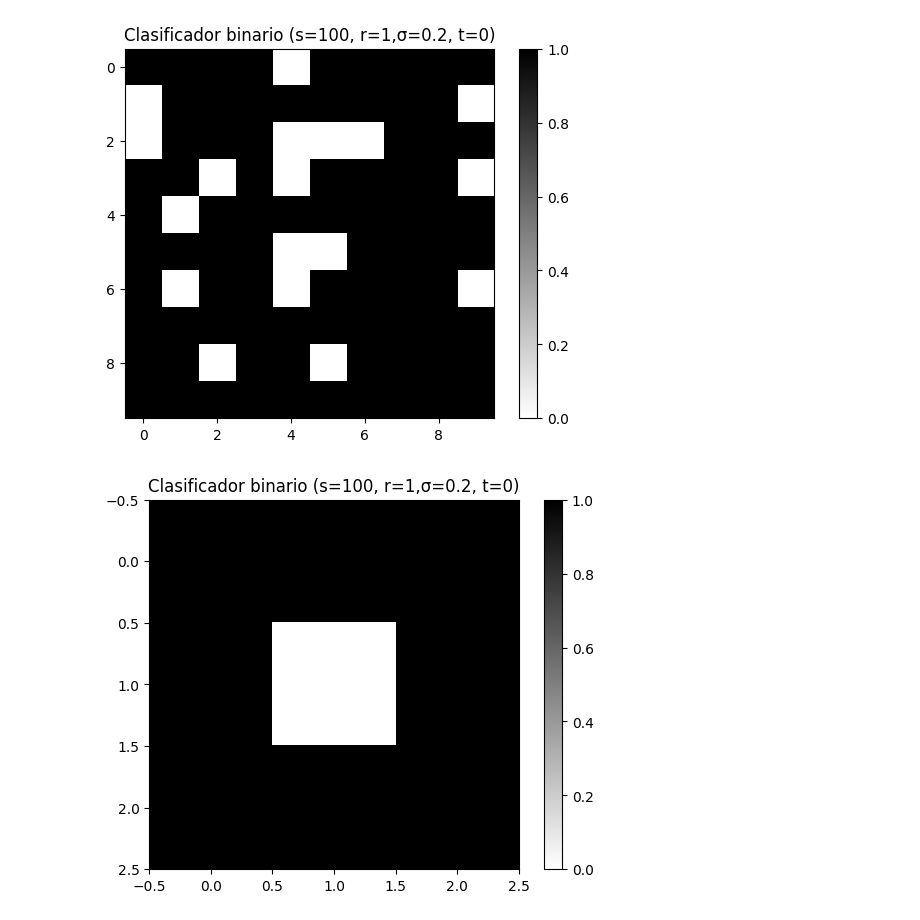
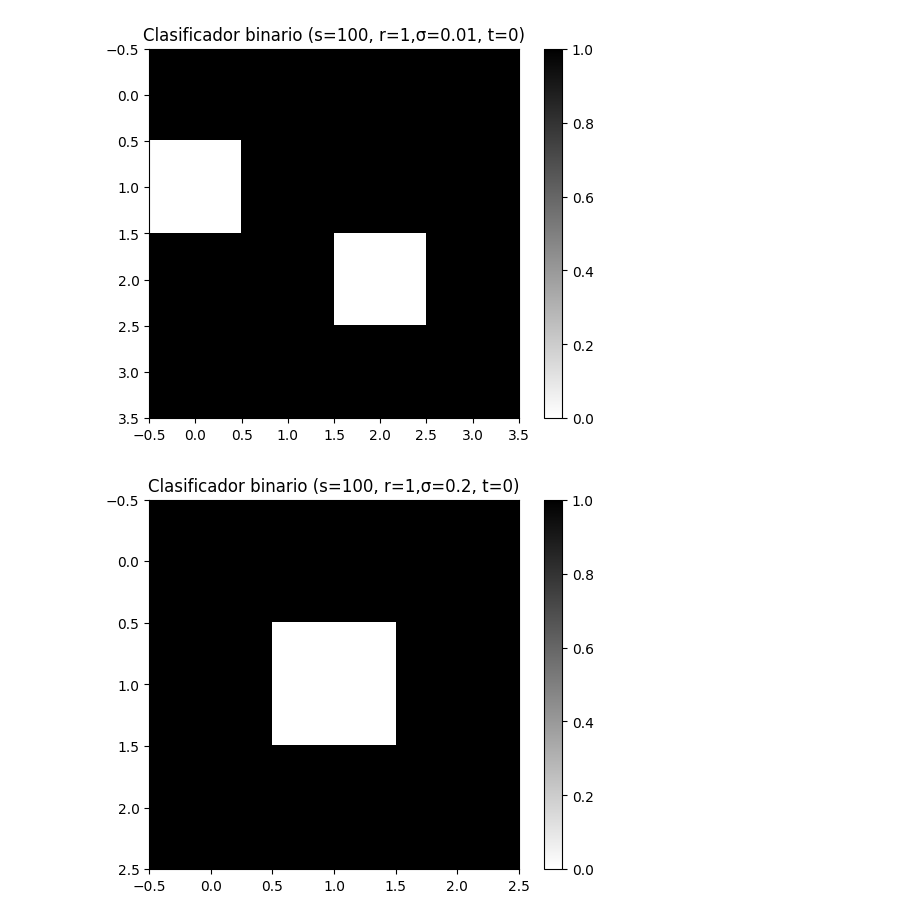
Before and after one commit to nacho2110/edpn-proyecto, a Jupyter notebook: preproyecto.ipynb, the cells around one changed output. Saved outputs shown, nothing was run; the diff lists cells and outputs as text; code cells hidden in the pictures.

```diff
--- a/preproyecto.ipynb
+++ b/preproyecto.ipynb
@@ -5,11 +5,11 @@ from modules.binary_classifier import BinaryClassifier
 # %%
 p = 0.8
 np.random.seed(321312)
-x0 = np.random.binomial(1, p, (10, 10))
-classifier = BinaryClassifier(x0, 0.2, 100, 1)
+x0 = np.random.binomial(1, p, (4, 4))
+classifier = BinaryClassifier(x0, 1e-2, 100, 1)
 classifier.show()
 # %% [output]
-[figure, old version]
+[figure, new version]
 # %%
 x0 = np.ones((3,3))
 x0[1,1] = 0
```
Also changed, not shown: parts of 4 cells of this notebook, 1 other file.
